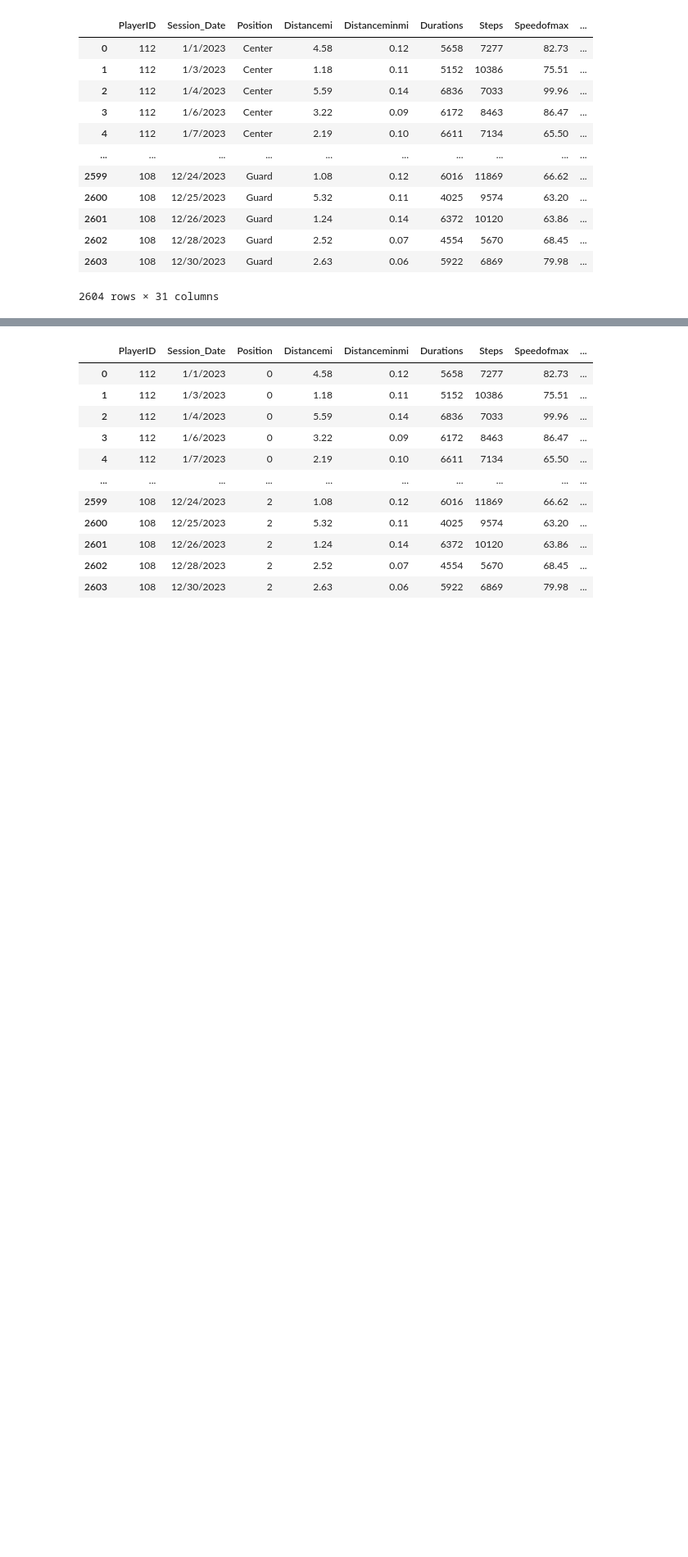
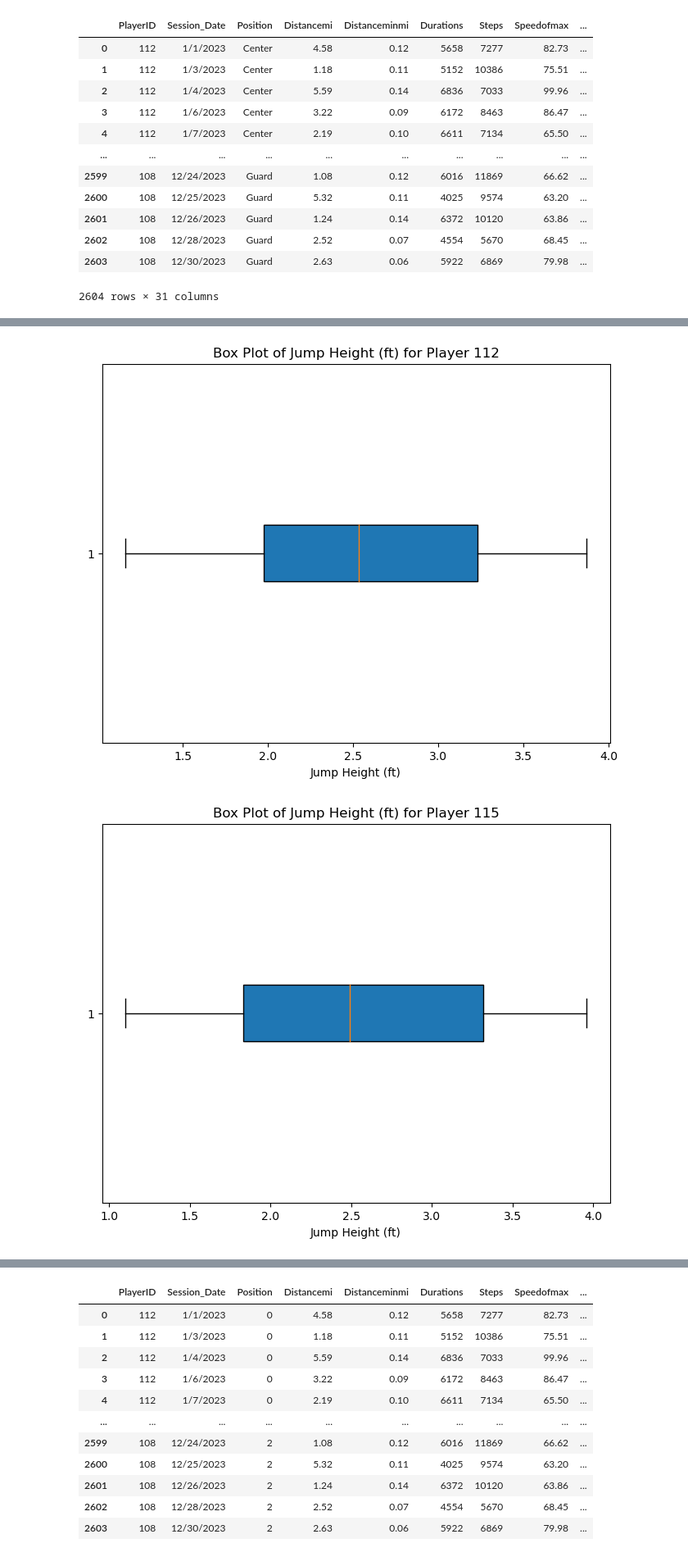
Before and after one commit to rangelkoli/SyracuseBB-Analysis, a Jupyter notebook: syrNBa.ipynb, the cells around one changed output, grey strips where cells are left out. Shown at 82% size. Cells and saved outputs as stored; diff of their text form; code cells hidden in the pictures; blank space fills up the shorter version.

```diff
--- a/syrNBa.ipynb
+++ b/syrNBa.ipynb
@@ -134,0 +188,17 @@ merged_df
+# %%
+# Get the unique player IDs
+player_ids = merged_df['PlayerID'].unique()
+
+# Create a box plot for each player's jump height
+for player_id in player_ids:
+    player_data = merged_df[merged_df['PlayerID'] == player_id]
+    jump_height = player_data['JumpHeightmaxft'].dropna()
+
+    plt.figure(figsize=(8, 6))
+    plt.boxplot(jump_height, vert=False, patch_artist=True)
+    plt.title(f'Box Plot of Jump Height (ft) for Player {player_id}')
+    plt.xlabel('Jump Height (ft)')
+    plt.show()
+# %% [output]
+[figure, added]
+[figure, added]
```
Also changed, not shown: parts of 7 cells of this notebook, 1 other file.
